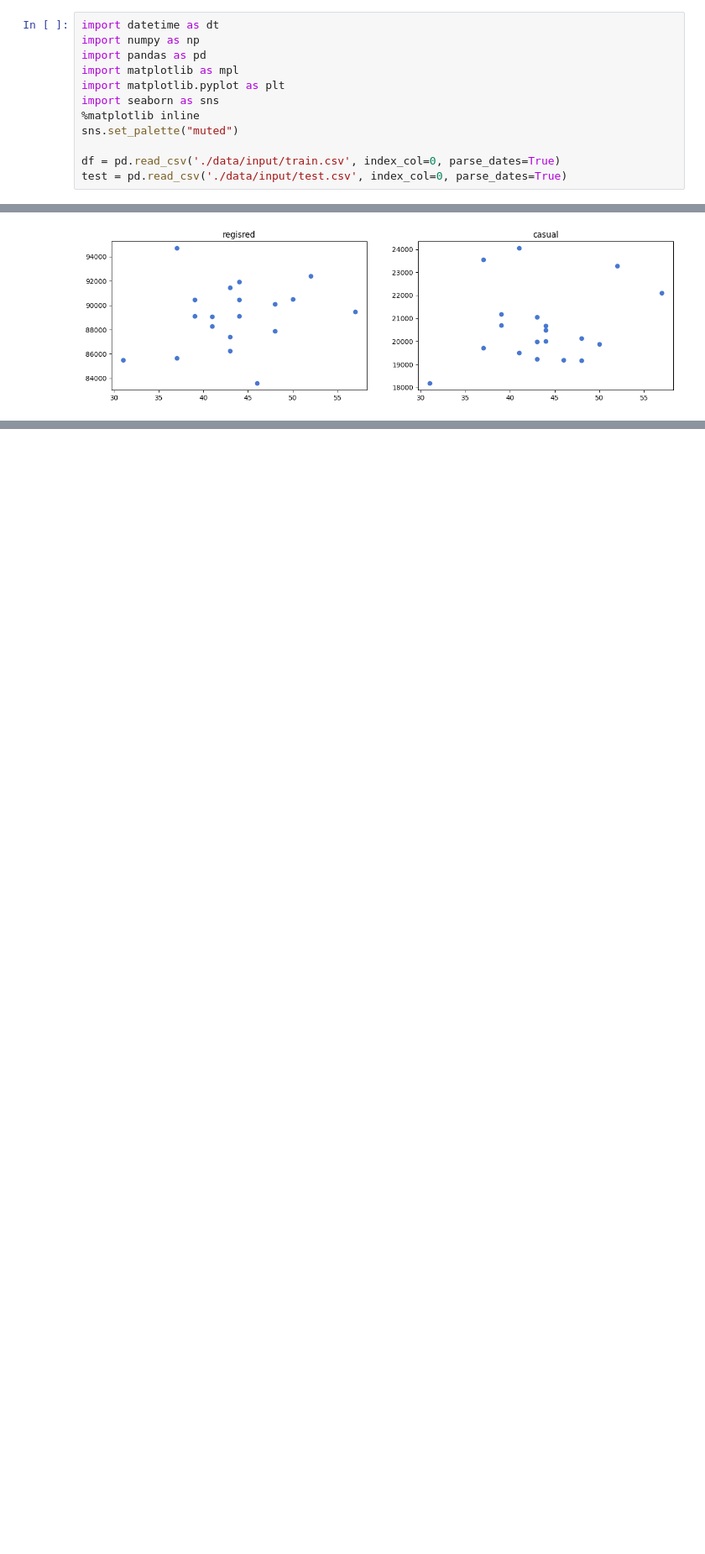
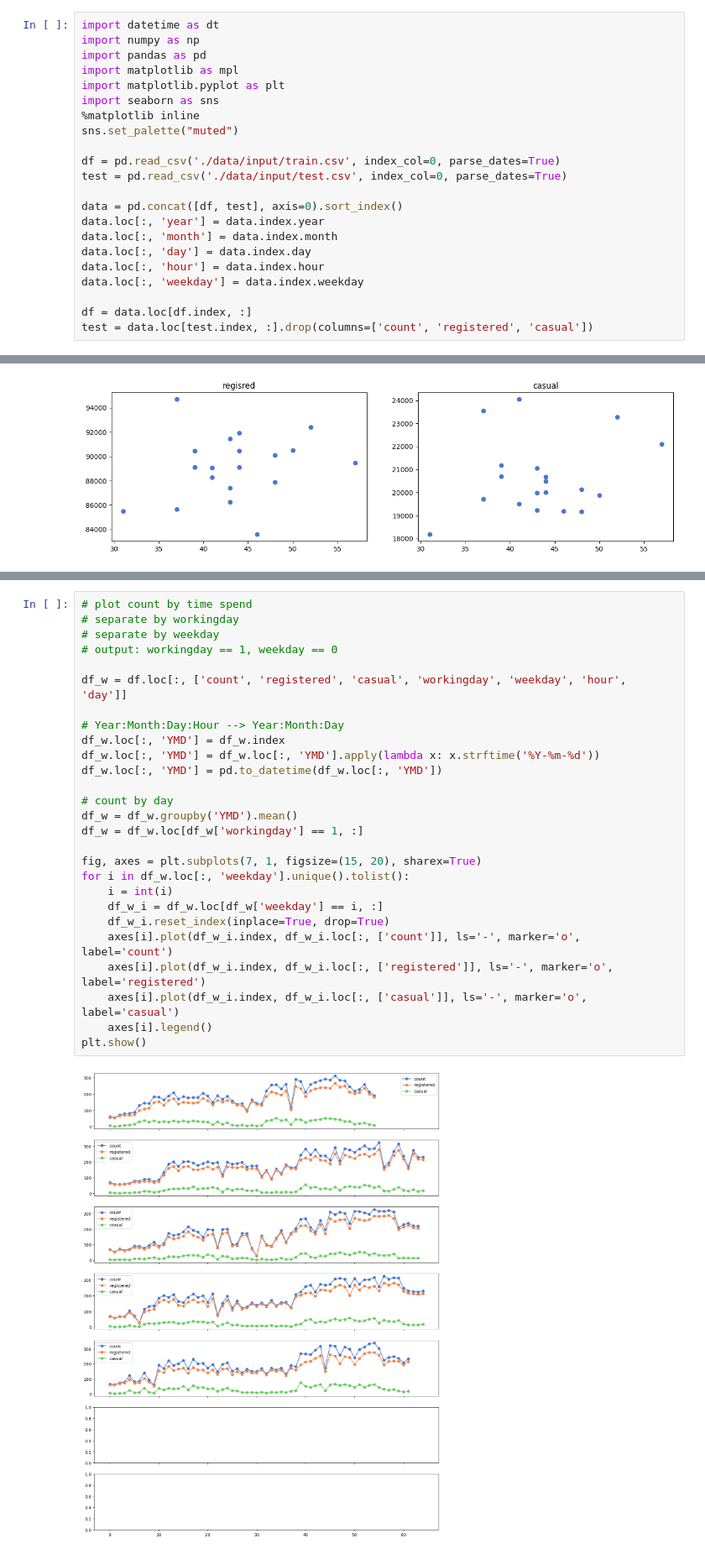
Before and after one commit to ryo-i1/bike, a Jupyter notebook: bike_analysis.ipynb, the cells around one changed output, grey strips where cells are left out. Shown at 84% size. Drawn from its saved outputs; the diff is of its cells as text; blank space fills up the shorter version.

```diff
--- a/bike_analysis.ipynb
+++ b/bike_analysis.ipynb
@@ -10,3 +10,13 @@ sns.set_palette("muted")
 
 df = pd.read_csv('./data/input/train.csv', index_col=0, parse_dates=True)
 test = pd.read_csv('./data/input/test.csv', index_col=0, parse_dates=True)
+
+data = pd.concat([df, test], axis=0).sort_index()
+data.loc[:, 'year'] = data.index.year
+data.loc[:, 'month'] = data.index.month
+data.loc[:, 'day'] = data.index.day
+data.loc[:, 'hour'] = data.index.hour
+data.loc[:, 'weekday'] = data.index.weekday
+
+df = data.loc[df.index, :]
+test = data.loc[test.index, :].drop(columns=['count', 'registered', 'casual'])
@@ -376,3 +364,32 @@ axes[1, 2].set_title('log1p(casual)')
 plt.show()
 # %% [output]
 [figure]
+# %%
+# plot count by time spend
+# separate by workingday
+# separate by weekday
+# output: workingday == 1, weekday == 0
+
+df_w = df.loc[:, ['count', 'registered', 'casual', 'workingday', 'weekday', 'hour', 'day']]
+
+# Year:Month:Day:Hour --> Year:Month:Day
+df_w.loc[:, 'YMD'] = df_w.index
+df_w.loc[:, 'YMD'] = df_w.loc[:, 'YMD'].apply(lambda x: x.strftime('%Y-%m-%d'))
+df_w.loc[:, 'YMD'] = pd.to_datetime(df_w.loc[:, 'YMD'])
+
+# count by day
+df_w = df_w.groupby('YMD').mean()
+df_w = df_w.loc[df_w['workingday'] == 1, :]
+
+fig, axes = plt.subplots(7, 1, figsize=(15, 20), sharex=True)
+for i in df_w.loc[:, 'weekday'].unique().tolist():
+    i = int(i)
+    df_w_i = df_w.loc[df_w['weekday'] == i, :]
+    df_w_i.reset_index(inplace=True, drop=True)
+    axes[i].plot(df_w_i.index, df_w_i.loc[:, ['count']], ls='-', marker='o', label='count')
+    axes[i].plot(df_w_i.index, df_w_i.loc[:, ['registered']], ls='-', marker='o', label='registered')
+    axes[i].plot(df_w_i.index, df_w_i.loc[:, ['casual']], ls='-', marker='o', label='casual')
+    axes[i].legend()
+plt.show()
+# %% [output]
+[figure, added]
```
Also changed, not shown: parts of 2 cells of this notebook, 3 other files.
